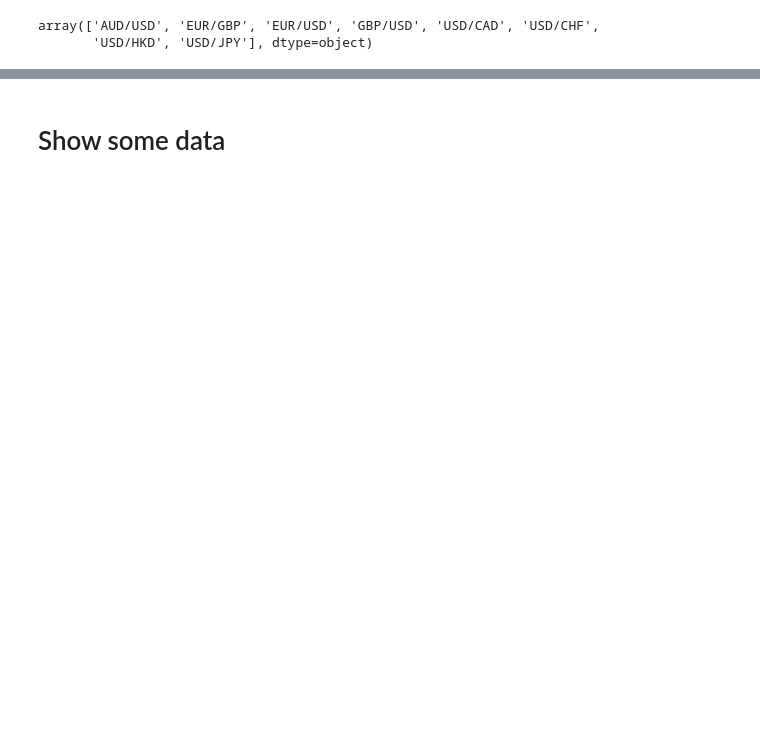
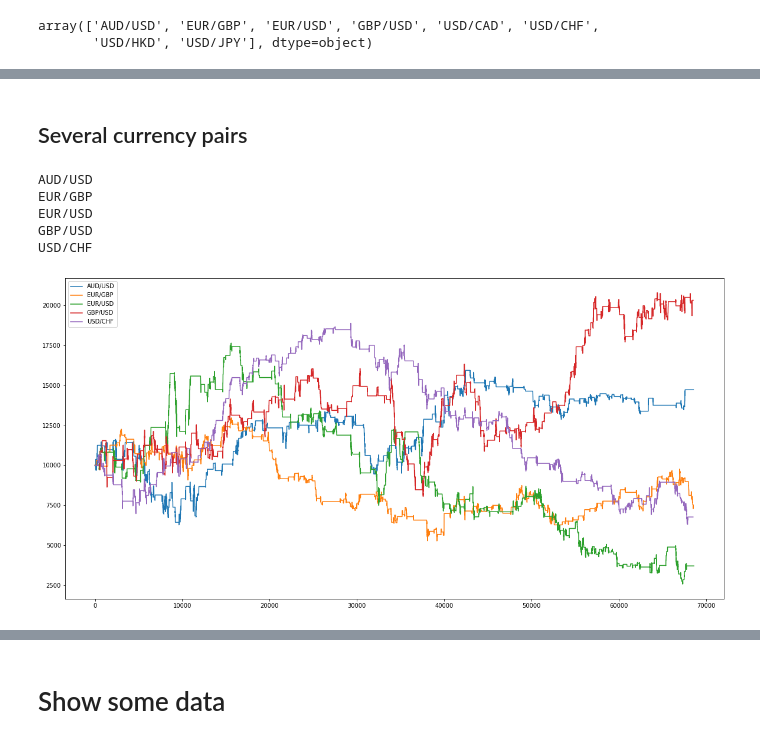
Before and after one commit to lhericourt/trading, a Jupyter notebook: notebooks/test_strategy.ipynb, the cells around one changed output, grey strips where cells are left out. Saved outputs shown, nothing was run; the diff lists cells and outputs as text; code cells hidden in the pictures; blank space fills up the shorter version.

Commit message:
Add strategies adn new stop loss management

```diff
--- a/notebooks/test_strategy.ipynb
+++ b/notebooks/test_strategy.ipynb
@@ -37,2 +58,4 @@ strat = Ema5Ema8(candles_EURUSD, AnnualGranularity.MIN_30.value, stop_loss_pips=
+# %%
+strat = TriRSI(candles_EURUSD, AnnualGranularity.MIN_30.value, stoploss)
 # %%
 actions = strat.apply_strategy(update_stop_loss=False)
@@ -45,0 +71,2 @@ strat.data['return_cumsum'].plot()
+# %%
+strat.data['return_cumsum'] = strat.data['return_cumsum'].abs()
@@ -46,3 +79,4 @@ strat.data['return_cumsum'].plot()
 # %%
-strat.granularity = AnnualGranularity.MIN_30.value
+strat.granularity = AnnualGranularity.H_1.value
 strat.compute_performance()
+pd.DataFrame.from_dict(strat.indicators, orient='index')
@@ -55,0 +108,2 @@ strat.indicators
+# %% [markdown]
+## Several currency pairs
@@ -55,0 +158,34 @@ strat.indicators
+# %%
+currencies = ['AUD/USD', 'EUR/GBP', 'EUR/USD', 'GBP/USD', 'USD/CAD', 'USD/CHF']
+
+currencies = ['AUD/USD', 'EUR/GBP', 'EUR/USD', 'GBP/USD', 'USD/CHF']
+returns = list()
+perf = list()
+timeframe = 'candle1h'
+for cur in currencies:
+    print(cur)
+    mask = (candles['table'] == timeframe) & (candles['symbol'] == cur)
+    candles_tmp = candles[mask]
+    stoploss = StopLossATR(stop=1, profit=2)
+    strat = KsEnvelopes(candles_tmp, AnnualGranularity.H_1.value, stoploss)
+    actions = strat.apply_strategy(update_stop_loss=False)
+    strat.compute_return()
+    returns.append(strat.data['return_cumsum'])
+
+    strat.granularity = AnnualGranularity.MIN_30.value
+    strat.compute_performance()
+    perf.append(strat.indicators)
+# %% [output]
+AUD/USD
+EUR/GBP
+EUR/USD
+GBP/USD
+USD/CHF
+# %%
+plt.figure(figsize=(20,10))
+for cur, data in zip(currencies, returns):
+    plt.plot(data, label=cur)
+plt.legend(loc="upper left")
+plt.show()
+# %% [output]
+[figure, added]
```
Also changed, not shown: parts of 18 cells of this notebook, 12 other files.
